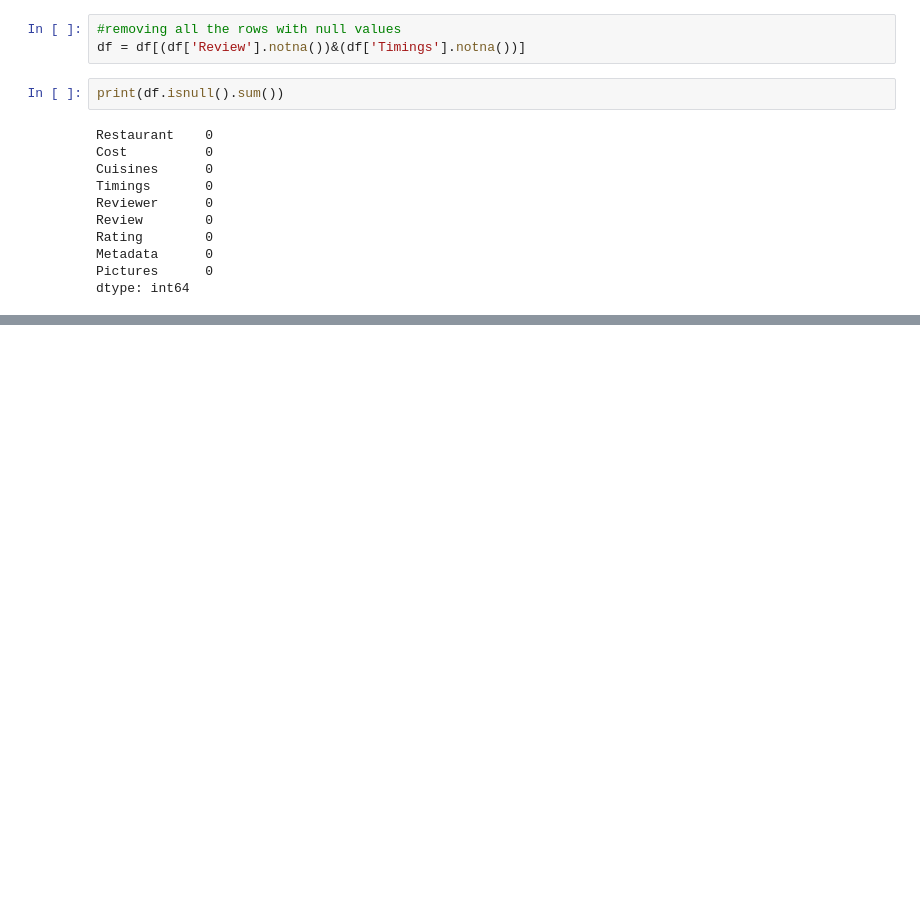
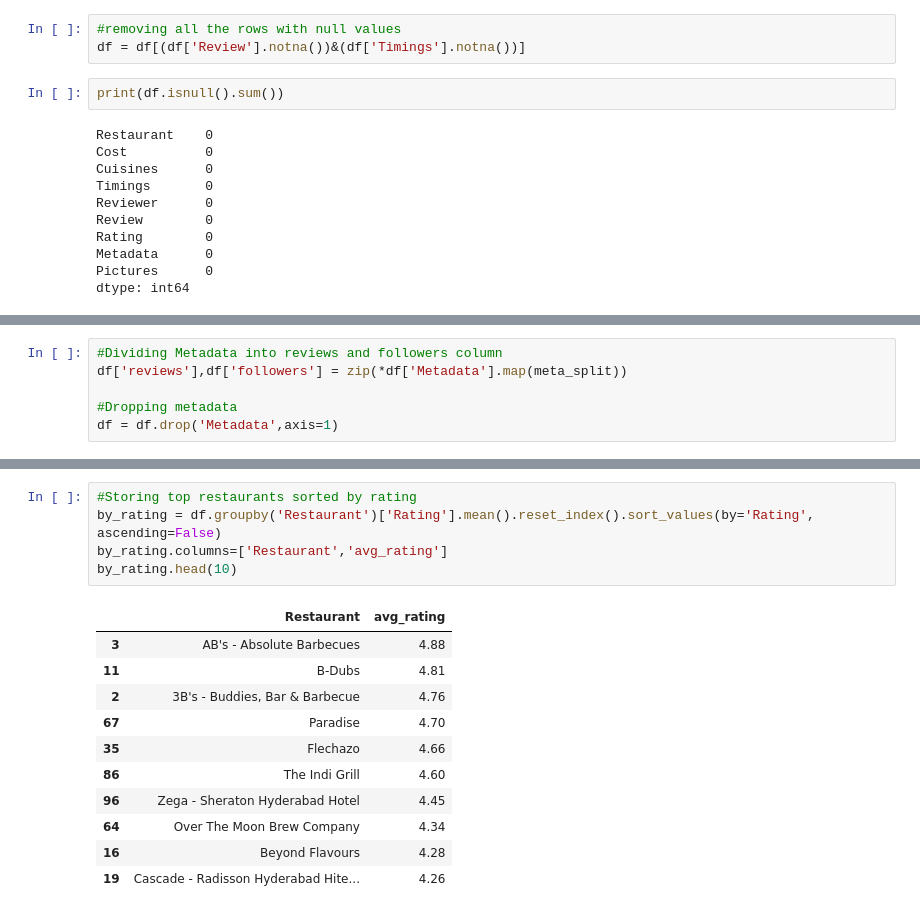
Before and after one commit to SIDPATEL-9496/Zomato-Customer-Review-Sentiment-analysis, a Jupyter notebook: ZOMATO_RESTAURANT_CLUSTERING_AND_SENTIMENT_ANALYSIS.ipynb, the cells around one changed output, grey strips where cells are left out. Drawn from its saved outputs; the diff is of its cells as text; blank space fills up the shorter version.

```diff
--- a/ZOMATO_RESTAURANT_CLUSTERING_AND_SENTIMENT_ANALYSIS.ipynb
+++ b/ZOMATO_RESTAURANT_CLUSTERING_AND_SENTIMENT_ANALYSIS.ipynb
@@ -274,0 +320,6 @@ dtype: int64
+# %%
+#Dividing Metadata into reviews and followers column
+df['reviews'],df['followers'] = zip(*df['Metadata'].map(meta_split))
+
+#Dropping metadata
+df = df.drop('Metadata',axis=1)
@@ -274,0 +376,17 @@ dtype: int64
+# %%
+#Storing top restaurants sorted by rating
+by_rating = df.groupby('Restaurant')['Rating'].mean().reset_index().sort_values(by='Rating', ascending=False)
+by_rating.columns=['Restaurant','avg_rating']
+by_rating.head(10)
+# %% [output]
+|  | Restaurant | avg_rating |
+| 3 | AB's - Absolute Barbecues | 4.88 |
+| 11 | B-Dubs | 4.81 |
+| 2 | 3B's - Buddies, Bar & Barbecue | 4.76 |
+| 67 | Paradise | 4.70 |
+| 35 | Flechazo | 4.66 |
+| 86 | The Indi Grill | 4.60 |
+| 96 | Zega - Sheraton Hyderabad Hotel | 4.45 |
+| 64 | Over The Moon Brew Company | 4.34 |
+| 16 | Beyond Flavours | 4.28 |
+| 19 | Cascade - Radisson Hyderabad Hite... | 4.26 |
```
Also changed, not shown: parts of 18 cells of this notebook.
